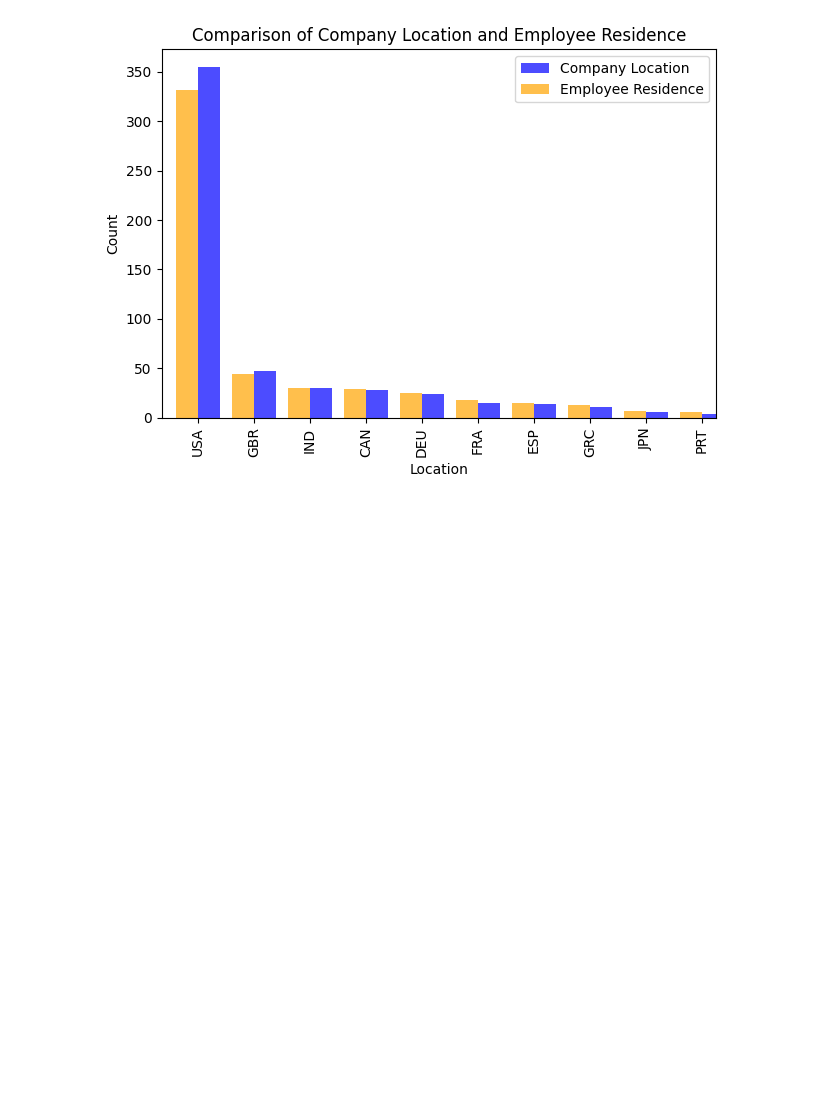
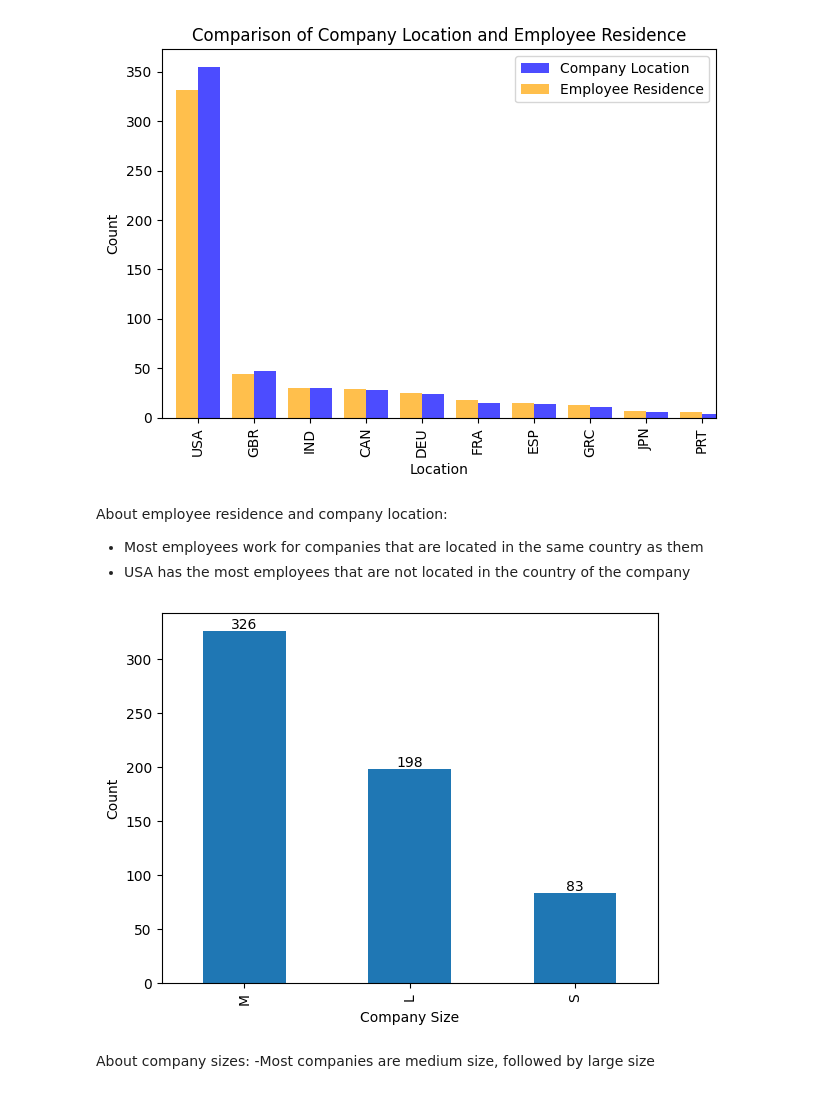
Before and after one commit to NacuAndrei/DataScience-JobSalaries, a Jupyter notebook: DataScienceSalaries.ipynb, the cells around one changed output. Cells and saved outputs as stored; diff of their text form; code cells hidden in the pictures; blank space fills up the shorter version.

Commit message:
Explored company_sizes

```diff
--- a/DataScienceSalaries.ipynb
+++ b/DataScienceSalaries.ipynb
@@ -256,3 +256,20 @@ plt.tight_layout()
 plt.show()
 # %% [output]
 [figure]
+# %% [markdown]
+About employee residence and company location:
+ - Most employees work for companies that are located in the same country as them
+ - USA has the most employees that are not located in the country of the company
+# %%
+company_sizes = df['company_size'].value_counts().plot(kind='bar')
+
+company_sizes.bar_label(company_sizes.containers[0])
+
+plt.xlabel('Company Size')
+plt.ylabel('Count')
+plt.show()
+# %% [output]
+[figure, added]
+# %% [markdown]
+About company sizes:
+ -Most companies are medium size, followed by large size
```
